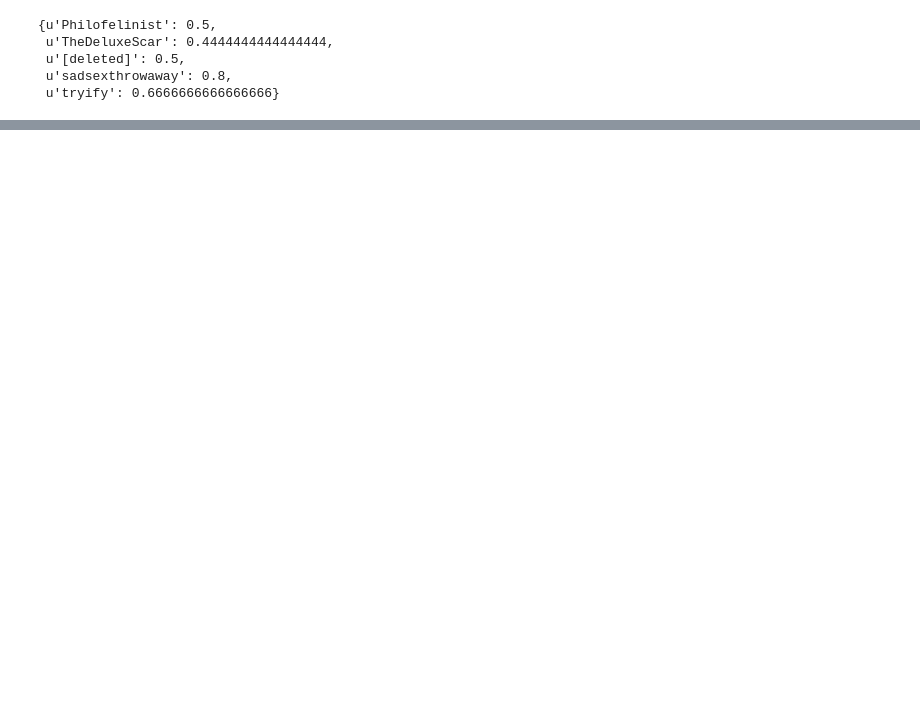
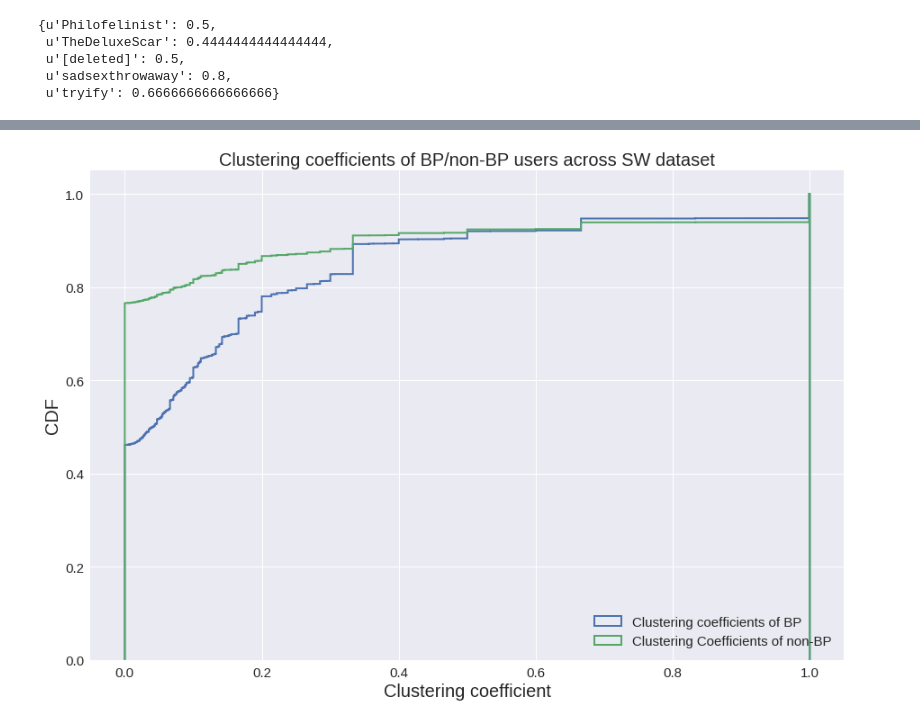
Before and after one commit to sagarjoglekar/redditTools, a Jupyter notebook: Notebooks/nodeEmb.ipynb, the cells around one changed output, grey strips where cells are left out. Drawn from its saved outputs; the diff is of its cells as text; code cells hidden in the pictures; blank space fills up the shorter version.

```diff
--- a/Notebooks/nodeEmb.ipynb
+++ b/Notebooks/nodeEmb.ipynb
@@ -298,0 +318,12 @@ chart
+# %%
+BPNWFeats=[]
+SPNWFeats=[]
+for k in BPUserDict:
+    if len(SW_Graphs[k].edges()) > 0:
+        a= [findMedianCentrality(SW_Graphs[k]), findTopicalEdgeWeight(SW_Graphs[k]) , findMaxWeightSpread(SW_Graphs[k]),findMaxTopicSpread(SW_Graphs[k])]
+        if len(BPUserDict[k]) > 0:
+            a.append(1.0)
+            BPNWFeats.append(a)
+        else:
+            a.append(0.0)
+            SPNWFeats.append(a)
@@ -298,0 +390,2 @@ chart
+# %%
+SW_clustering = nx.clustering(SW_AllGraph.to_undirected())
@@ -298,0 +399,18 @@ chart
+# %%
+BP_clustering = [SW_clustering[k] for k in SW_clustering if k in bpnames]
+BL_clustering = random.sample([SW_clustering[k] for k in SW_clustering if k not in bpnames],len(BP_clustering))
+# %%
+fig, ax = plt.subplots()
+fig.set_size_inches(15, 10)
+n1 , bins1 , patches1 = plt.hist(BP_clustering, 1000, normed=1,histtype='step', cumulative=True,linewidth = 2.0)
+n2 , bins2 , patches2 = plt.hist(BL_clustering, 1000, normed=1,histtype='step', cumulative=True,linewidth = 2.0)
+plt.title("Clustering coefficients of BP/non-BP users across SW dataset", fontsize = 20)
+plt.xlabel("Clustering coefficient",fontsize = 20)
+plt.ylabel("CDF",fontsize = 20)
+plt.legend(['Clustering coefficients of BP','Clustering Coefficients of non-BP'], loc='lower right',fontsize=15)
+plt.xticks(fontsize=15)
+plt.yticks(fontsize=15)
+# plt.grid()
+plt.show()
+# %% [output]
+[figure, added]
```
Also changed, not shown: parts of 45 cells of this notebook, 4 other files.
